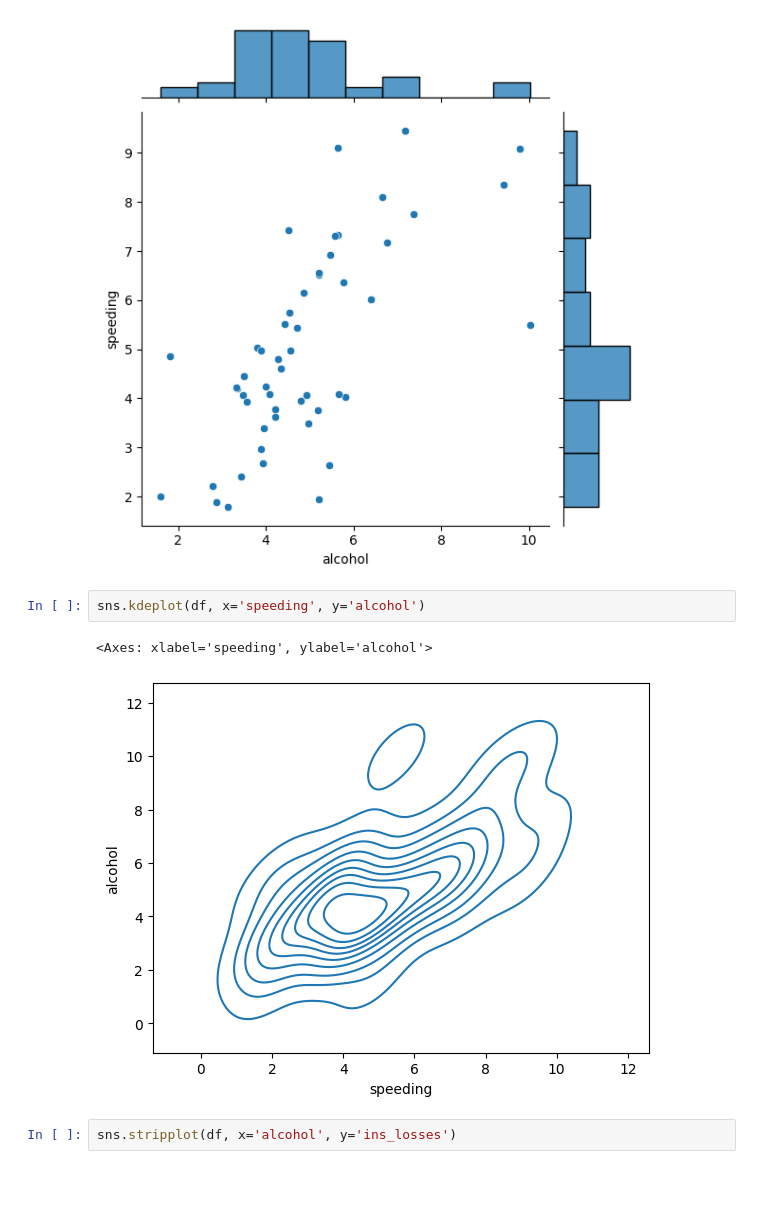
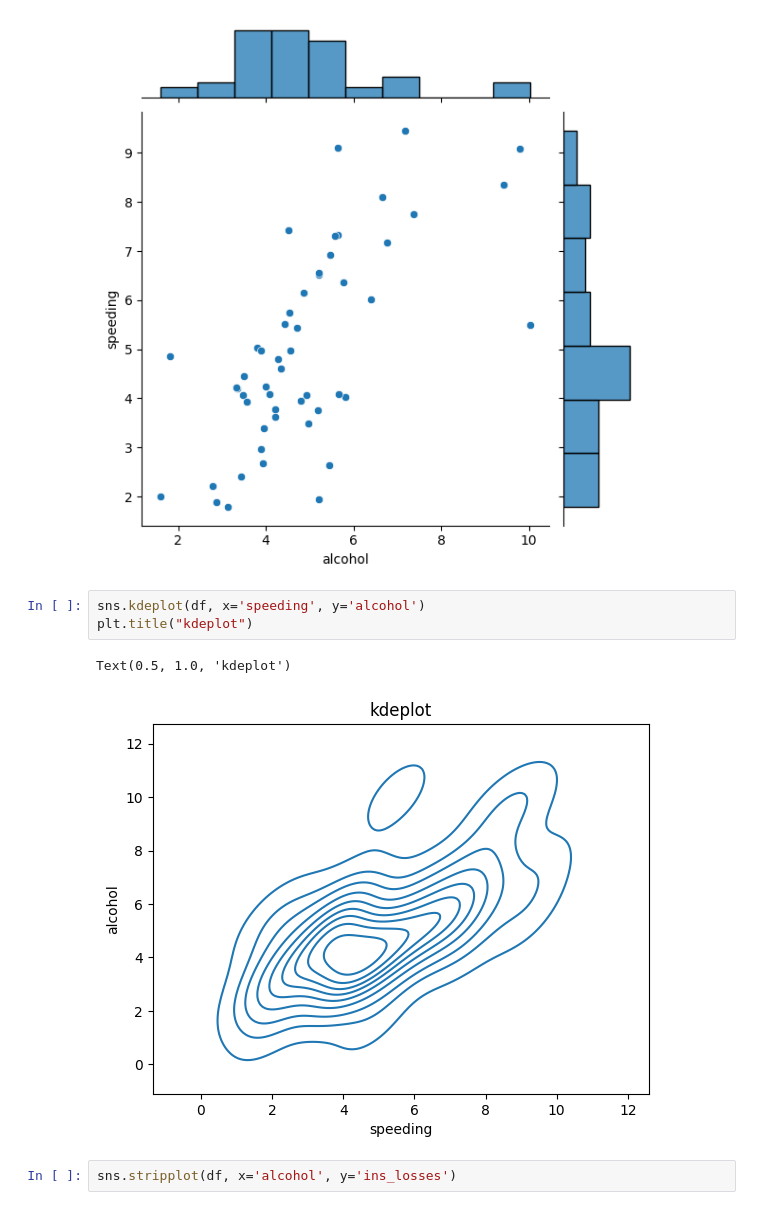
Before and after one commit to Sameerverma32/python, a Jupyter notebook: Data Structure/Analysis/seaborn.ipynb, the cells around one changed output. Cells and saved outputs as stored; diff of their text form; blank space fills up the shorter version.

```diff
--- a/Data Structure/Analysis/seaborn.ipynb
+++ b/Data Structure/Analysis/seaborn.ipynb
@@ -280,9 +280,10 @@ sns.jointplot(df, x='alcohol', y='speeding')
 [figure]
 # %%
 sns.kdeplot(df, x='speeding', y='alcohol')
+plt.title("kdeplot")
 # %% [output]
-<Axes: xlabel='speeding', ylabel='alcohol'>
+Text(0.5, 1.0, 'kdeplot')
-[figure, old version]
+[figure, new version]
 # %%
 sns.stripplot(df, x='alcohol', y='ins_losses')
 # %% [output]
```
Also changed, not shown: parts of 1 cell of this notebook, 3 other files.
